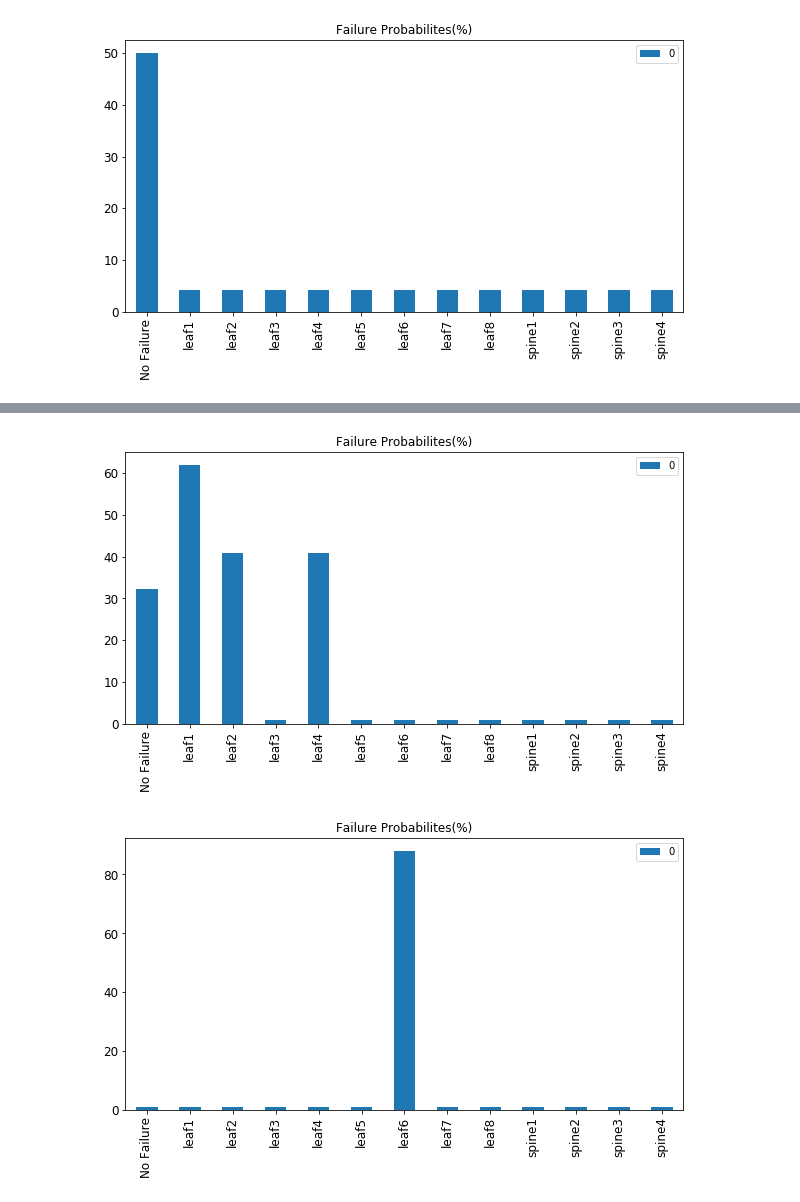
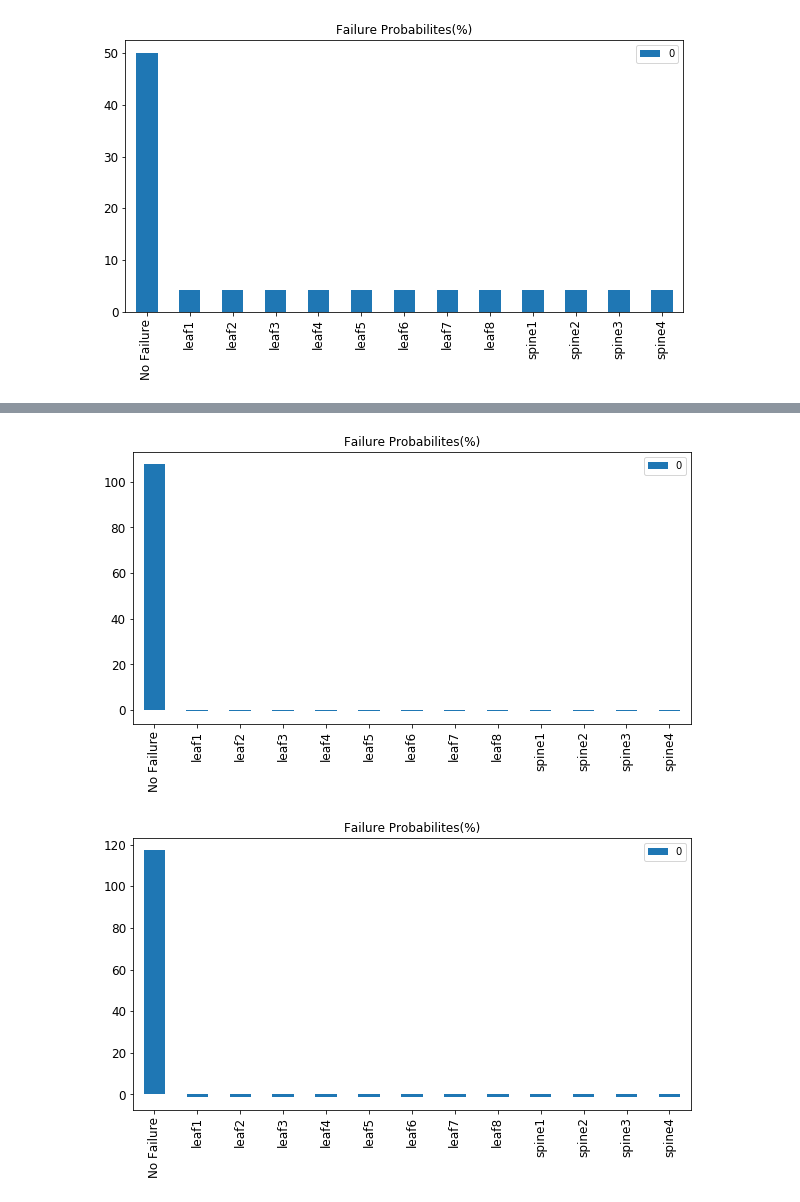
Before and after one commit to nanduriprabhakar/Data_Science_Team_Project, a Jupyter notebook: Model_Development_Refined_Thresholds-Copy1.ipynb, the cells around one changed output, grey strips where cells are left out. Drawn from its saved outputs; the diff is of its cells as text; code cells hidden in the pictures.

```diff
--- a/Model_Development_Refined_Thresholds-Copy1.ipynb
+++ b/Model_Development_Refined_Thresholds-Copy1.ipynb
@@ -14,3 +11,5 @@ raw_data_test=testing_file
+# %%
+raw_data_test=pd.read_csv("file_3_copy.csv",index_col='time')
 # %%
 bargraph=probabilities_df.iloc[-1].plot(kind='bar', title="Failure Probabilites(%)", figsize=(10,5), legend=True, fontsize=12)
 # %% [output]
@@ -228,14 +227,14 @@ for i in range(2,len(percentage_change_for_leaf3)):
 
 
 
-for i in probabilities_df.columns:
-    if float(probabilities_df[i]) > 80:
-        for j in (probabilities_df.columns):
-            probabilities_df.set_value(0,j,1)
+# for i in probabilities_df.columns:
+#     if float(probabilities_df[i]) > 80:
+#         for j in (probabilities_df.columns):
+#             probabilities_df.set_value(0,j,1)
 
-        probabilities_df.set_value(0,i,88)
-    if float(probabilities_df[i]) < 1:
-        probabilities_df.set_value(0,i,1)
+#         probabilities_df.set_value(0,i,88)
+#     if float(probabilities_df[i]) < 1:
+#         probabilities_df.set_value(0,i,1)
 
 bargraph=probabilities_df.iloc[-1].plot(kind='bar', title="Failure Probabilites(%)", figsize=(10,5), legend=True, fontsize=12)
 # %% [output]
@@ -303,14 +302,14 @@ for i in range(2,len(percentage_change_for_leaf4)):
 
 
 
-for i in probabilities_df.columns:
-    if float(probabilities_df[i]) > 80:
-        for j in (probabilities_df.columns):
-            probabilities_df.set_value(0,j,1)
+# for i in probabilities_df.columns:
+#     if float(probabilities_df[i]) > 80:
+#         for j in (probabilities_df.columns):
+#             probabilities_df.set_value(0,j,1)
 
-        probabilities_df.set_value(0,i,88)
-    if float(probabilities_df[i]) < 1:
-        probabilities_df.set_value(0,i,1)
+#         probabilities_df.set_value(0,i,88)
+#     if float(probabilities_df[i]) < 1:
+#         probabilities_df.set_value(0,i,1)
 
 bargraph=probabilities_df.iloc[-1].plot(kind='bar', title="Failure Probabilites(%)", figsize=(10,5), legend=True, fontsize=12)
 # %% [output]
@@ -355,41 +354,41 @@ for i in range(2,len(percentage_change_for_leaf5)):
         probabilities_df['leaf5'] += 0.1
         probabilities_df['leaf6'] += 0.1
         probabilities_df['leaf7'] += 0.1
         probabilities_df['leaf8'] += 0.1
         probabilities_df['spine1'] += 0.1
         probabilities_df['spine2'] += 0.1
         probabilities_df['spine3'] += 0.1
         probabilities_df['spine4'] += 0.1
 
     if float(percentage_change_for_leaf5[i]) > thresholds_for_disturbance[5]:
         probabilities_df['No Failure'] -= 9
         probabilities_df['leaf1'] -= 1
         probabilities_df['leaf2'] -= 1
         probabilities_df['leaf3'] -= 1
         probabilities_df['leaf4'] -= 1
         probabilities_df['leaf5'] += 20
         probabilities_df['leaf6'] -= 1
         probabilities_df['leaf7'] -= 1
         probabilities_df['leaf8'] -= 1
         probabilities_df['spine1'] -= 1
         probabilities_df['spine2'] -= 1
         probabilities_df['spine3'] -= 1
         probabilities_df['spine4'] -= 1
 
 
 
-for i in probabilities_df.columns:
-    if float(probabilities_df[i]) > 80:
-        for j in (probabilities_df.columns):
-            probabilities_df.set_value(0,j,1)
+# for i in probabilities_df.columns:
+#     if float(probabilities_df[i]) > 80:
+#         for j in (probabilities_df.columns):
+#             probabilities_df.set_value(0,j,1)
 
-        probabilities_df.set_value(0,i,88)
-    if float(probabilities_df[i]) < 1:
-        probabilities_df.set_value(0,i,1)
+#         probabilities_df.set_value(0,i,88)
+#     if float(probabilities_df[i]) < 1:
+#         probabilities_df.set_value(0,i,1)
 
 bargraph=probabilities_df.iloc[-1].plot(kind='bar', title="Failure Probabilites(%)", figsize=(10,5), legend=True, fontsize=12)
 # %% [output]
-[figure, old version]
+[figure, new version]
 # %%
 percentage_change_for_leaf6=[0]
 i=0
@@ -448,18 +447,18 @@ for i in range(2,len(percentage_change_for_leaf6)):
 
 
 
-for i in probabilities_df.columns:
-    if float(probabilities_df[i]) > 80:
-        for j in (probabilities_df.columns):
-            probabilities_df.set_value(0,j,1)
+# for i in probabilities_df.columns:
+#     if float(probabilities_df[i]) > 80:
+#         for j in (probabilities_df.columns):
+#             probabilities_df.set_value(0,j,1)
 
-        probabilities_df.set_value(0,i,88)
-    if float(probabilities_df[i]) < 1:
-        probabilities_df.set_value(0,i,1)
+#         probabilities_df.set_value(0,i,88)
+#     if float(probabilities_df[i]) < 1:
+#         probabilities_df.set_value(0,i,1)
 
 bargraph=probabilities_df.iloc[-1].plot(kind='bar', title="Failure Probabilites(%)", figsize=(10,5), legend=True, fontsize=12)
 # %% [output]
-[figure, old version]
+[figure, new version]
 # %%
 percentage_change_for_leaf7=[0]
 i=0
```
Also changed, not shown: parts of 24 cells of this notebook, 2 other files.
